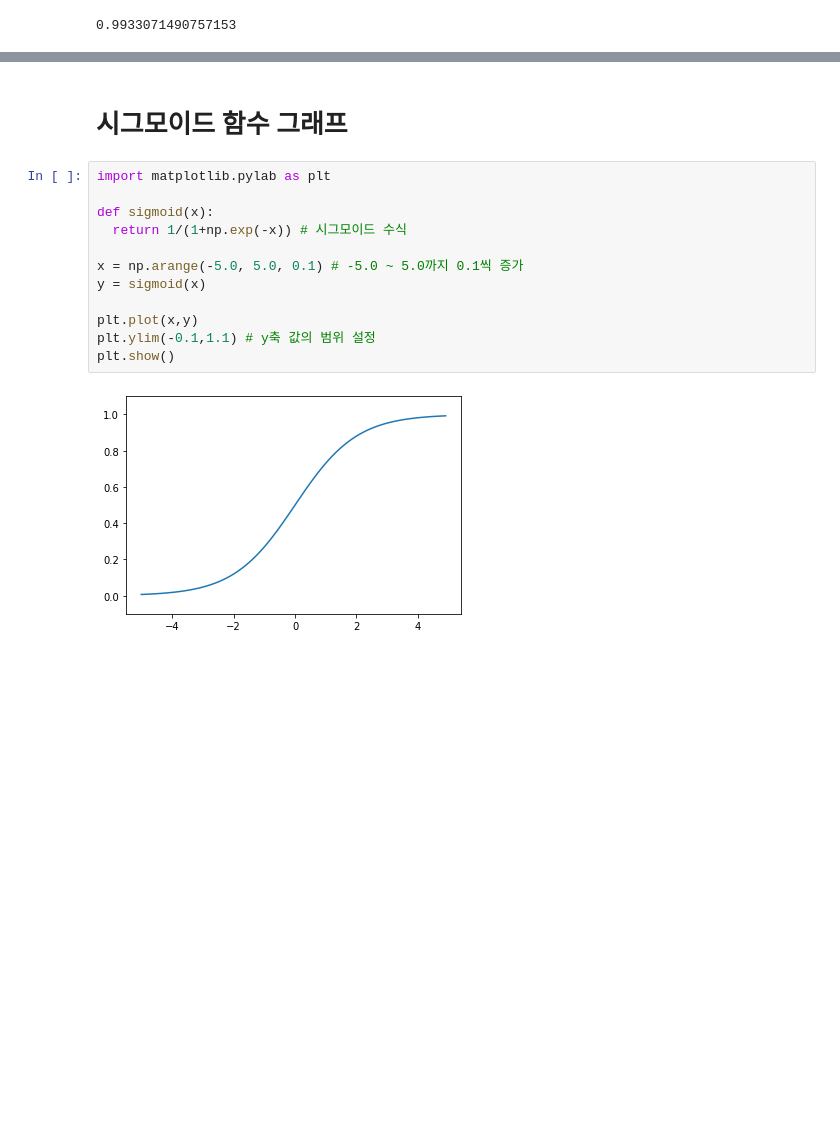
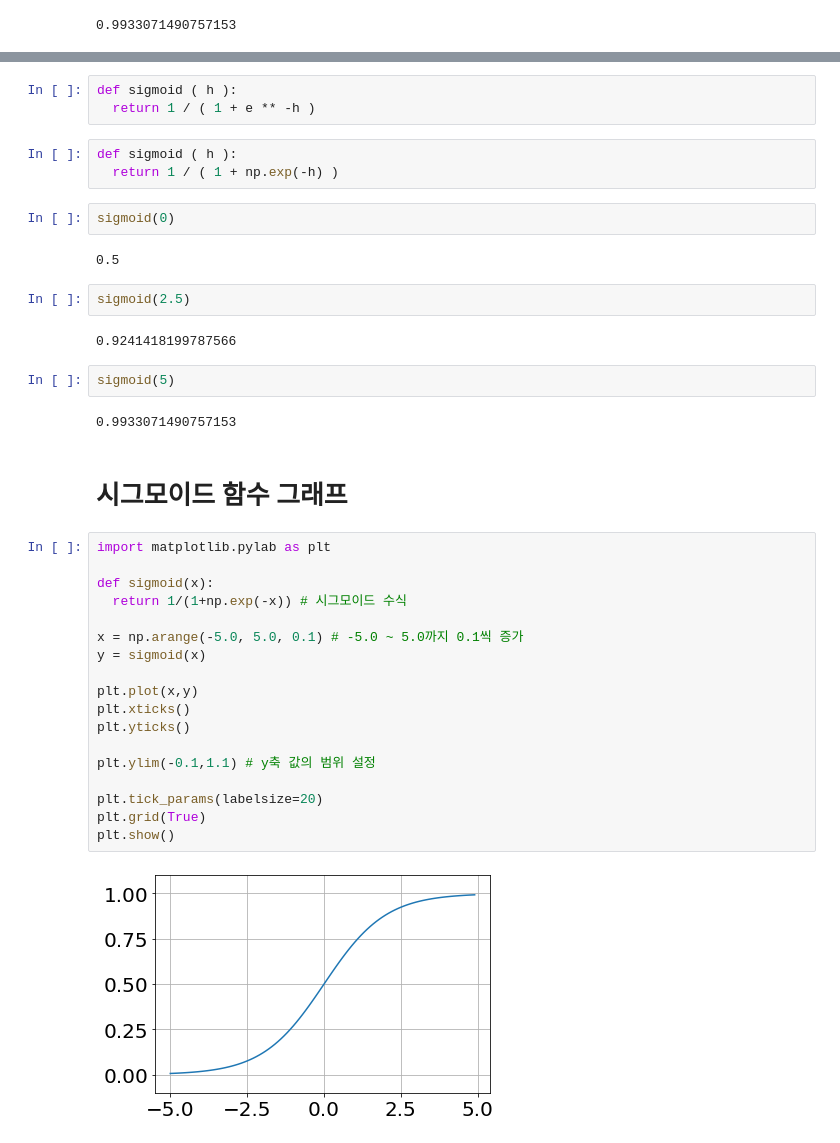
Before and after one commit to nojiyoon/SeSAC_code, a Jupyter notebook: 3_3_인공_신경망을_이용한_AND연산(파이썬).ipynb, the cells around one changed output, grey strips where cells are left out. Saved outputs shown, nothing was run; the diff lists cells and outputs as text; blank space fills up the shorter version.

```diff
--- a/3_3_인공_신경망을_이용한_AND연산(파이썬).ipynb
+++ b/3_3_인공_신경망을_이용한_AND연산(파이썬).ipynb
@@ -138,18 +142,42 @@ e ** 0
+# %%
+def sigmoid ( h ):
+  return 1 / ( 1 + e ** -h )
+# %%
+def sigmoid ( h ):
+  return 1 / ( 1 + np.exp(-h) )
+# %%
+sigmoid(0)
+# %% [output]
+0.5
+# %%
+sigmoid(2.5)
+# %% [output]
+0.9241418199787566
+# %%
+sigmoid(5)
+# %% [output]
+0.9933071490757153
 # %% [markdown]
 # 시그모이드 함수 그래프
 # %%
 import matplotlib.pylab as plt
 
 def sigmoid(x):
   return 1/(1+np.exp(-x)) # 시그모이드 수식
 
 x = np.arange(-5.0, 5.0, 0.1) # -5.0 ~ 5.0까지 0.1씩 증가
 y = sigmoid(x)
 
 plt.plot(x,y)
+plt.xticks()
+plt.yticks()
+
 plt.ylim(-0.1,1.1) # y축 값의 범위 설정
+
+plt.tick_params(labelsize=20)
+plt.grid(True)
 plt.show()
 # %% [output]
-[figure, old version]
+[figure, new version]
 # %% [markdown]
 ![image.png](embedded-picture-1)
```
Also changed, not shown: parts of 13 cells of this notebook.
